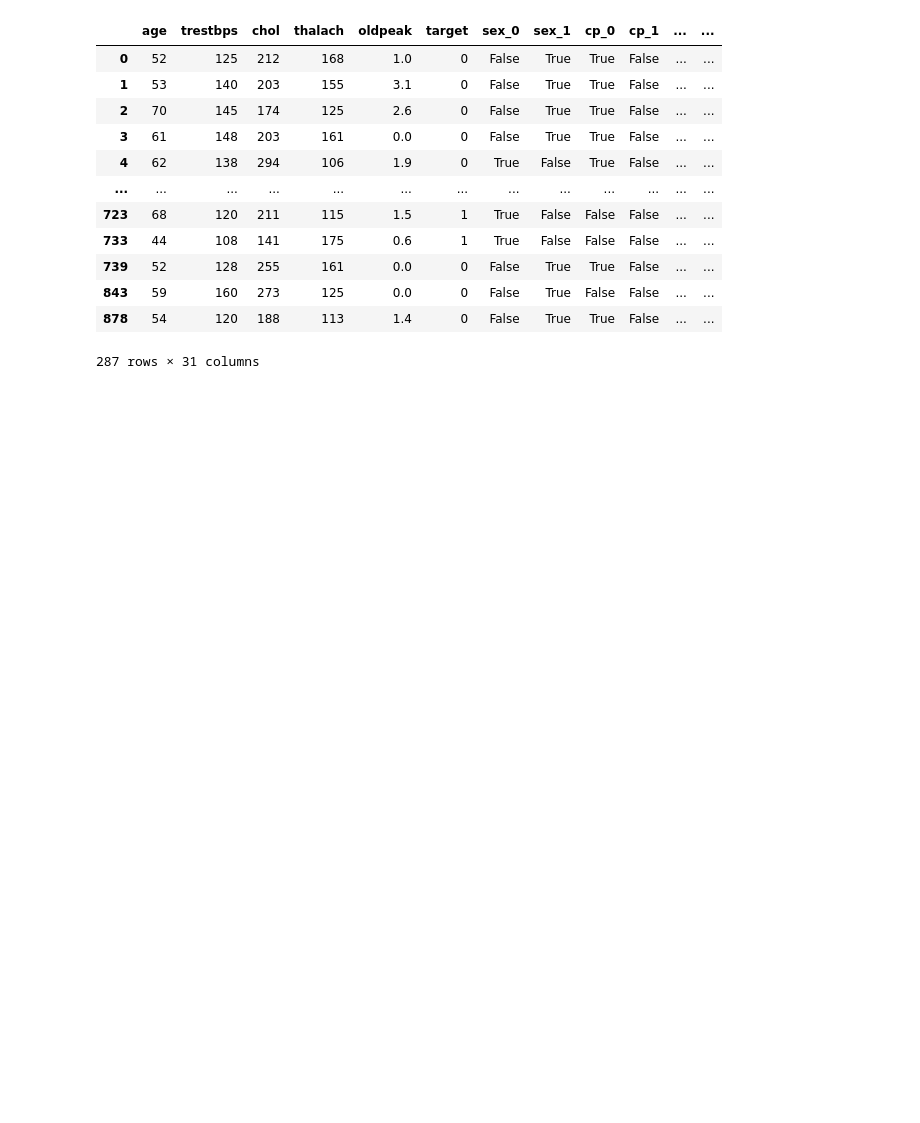
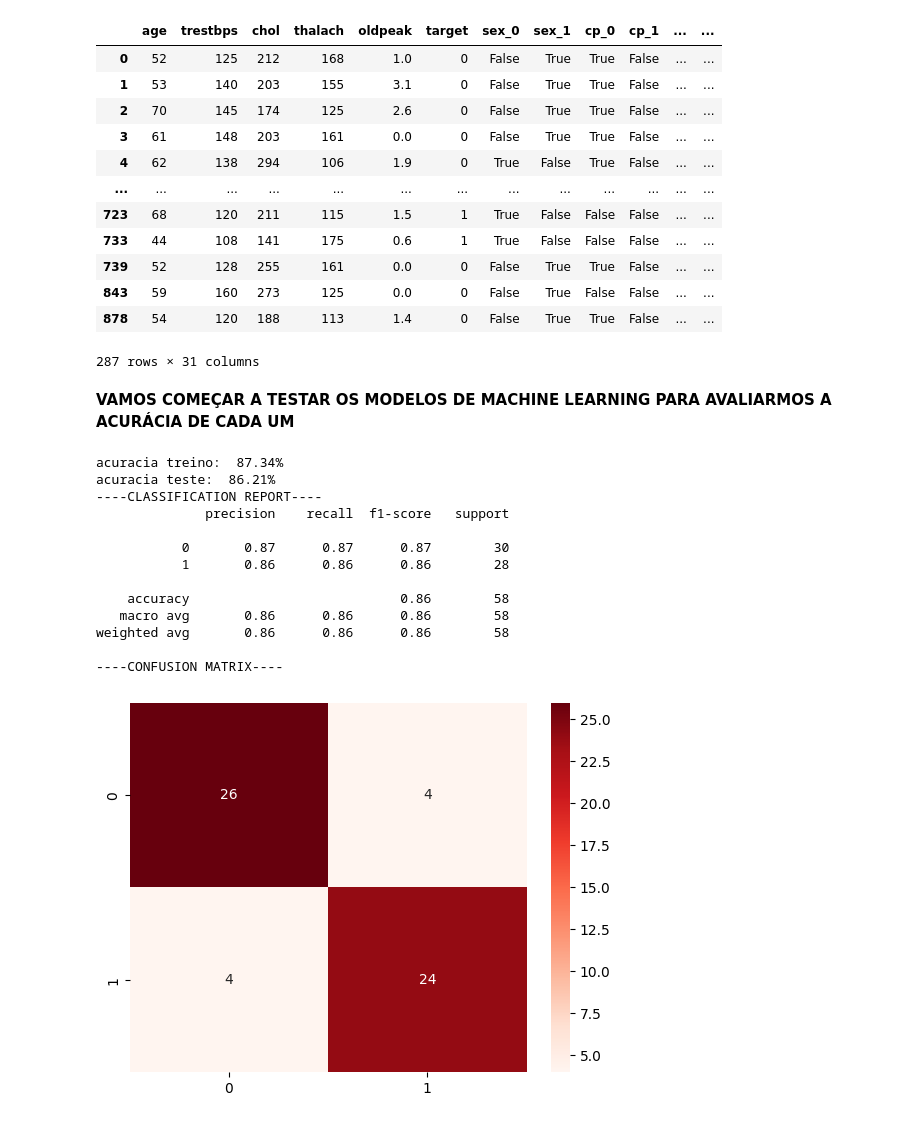
Before and after one commit to viaNNation/Heart_Disease, a Jupyter notebook: HeartDisease.ipynb, the cells around one changed output. Cells and saved outputs as stored; diff of their text form; code cells hidden in the pictures; blank space fills up the shorter version.

```diff
--- a/HeartDisease.ipynb
+++ b/HeartDisease.ipynb
@@ -266,3 +263,59 @@ hd4
 | 843 | 59 | 160 | 273 | 125 | 0.0 | 0 | False | True | False | False | ... | ... |
 | 878 | 54 | 120 | 188 | 113 | 1.4 | 0 | False | True | True | False | ... | ... |
 287 rows × 31 columns
+# %% [markdown]
+**VAMOS COMEÇAR A TESTAR OS MODELOS DE MACHINE LEARNING PARA AVALIARMOS A ACURÁCIA DE CADA UM**
+# %%
+#criação de uma função para testarmos todos os modelos de ML
+
+#definindo as variáveis X e y para uso no modelo de ML (variáveis padrão dos modelos)
+
+def relatorio_ml (df, algoritmo, opt = 2):
+  X = df.drop('target', axis = 1)
+  y = df['target']
+  X_train, X_test, y_train, y_test = train_test_split(X, y, test_size = 0.2, random_state = 42)
+
+    #opt atualiza os parametros de interações para os diferentes tipos de algoritmo, evitando que de erro
+
+  if opt == 0:
+    ml = algoritmo(max_iter = 1000)
+  elif opt == 1:
+    ml = algoritmo(n_estimators = 1000)
+  elif opt == 2:
+    ml = algoritmo()
+
+    #utilizando o fit no modelo de ML, criando as variáveis score train e score test para demonstração da acuracia do modelo
+
+  ml.fit(X_train, y_train)
+  score_train = ml.score(X_train, y_train)
+  print (f"acuracia treino:  {score_train * 100:.2f}%")
+  score_test = ml.score(X_test, y_test)
+  print (f"acuracia teste:  {score_test * 100:.2f}%")
+
+# impressão do classofication report, e da confusion matrix para visualização dos acertos e erros do modelo
+
+  y_previsto = ml.predict(X_test)
+  print ("----CLASSIFICATION REPORT----")
+  print (classification_report(y_test, y_previsto))
+  print ("----CONFUSION MATRIX----")
+  confusao = confusion_matrix(y_test, y_previsto)
+  sns.heatmap (confusao, annot = True, cmap = 'Reds')
+
+  return score_train, score_test
+# %%
+log_train, log_test = relatorio_ml (hd4, LogisticRegression, opt = 0)
+# %% [output]
+acuracia treino:  87.34%
+acuracia teste:  86.21%
+----CLASSIFICATION REPORT----
+              precision    recall  f1-score   support
+
+           0       0.87      0.87      0.87        30
+           1       0.86      0.86      0.86        28
+
+    accuracy                           0.86        58
+   macro avg       0.86      0.86      0.86        58
+weighted avg       0.86      0.86      0.86        58
+
+----CONFUSION MATRIX----
+[figure, added]
```
Also changed, not shown: parts of 2 cells of this notebook.
